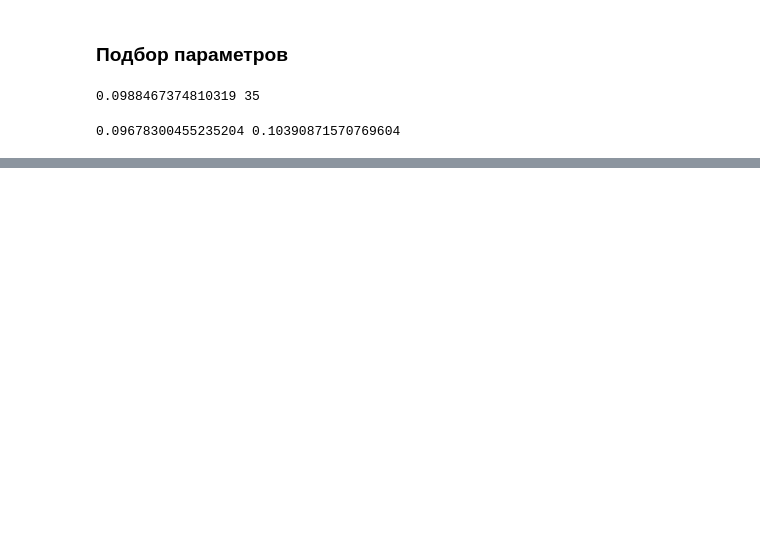
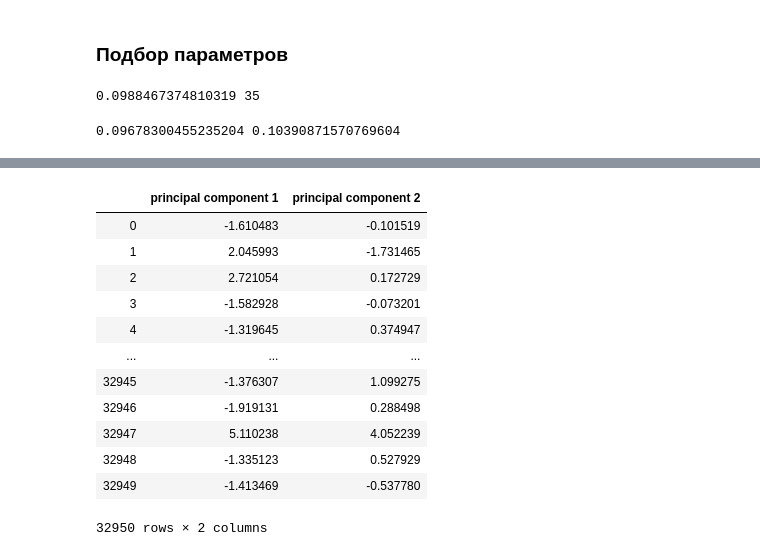
Before and after one commit to katerina394/Machine-Learning, a Jupyter notebook: Bank-marketing.ipynb, the cells around one changed output, grey strips where cells are left out. Saved outputs shown, nothing was run; the diff lists cells and outputs as text; code cells hidden in the pictures; blank space fills up the shorter version.

```diff
--- a/Bank-marketing.ipynb
+++ b/Bank-marketing.ipynb
@@ -743,0 +776,20 @@ print(err_train, err_test)
+# %%
+pca = PCA(n_components=2)
+principalComponents = pca.fit_transform(X_train)
+principalDf = pd.DataFrame(data = principalComponents
+            , columns = ['principal component 1', 'principal component 2'])
+principalDf
+# %% [output]
+|  | principal component 1 | principal component 2 |
+| 0 | -1.610483 | -0.101519 |
+| 1 | 2.045993 | -1.731465 |
+| 2 | 2.721054 | 0.172729 |
+| 3 | -1.582928 | -0.073201 |
+| 4 | -1.319645 | 0.374947 |
+| ... | ... | ... |
+| 32945 | -1.376307 | 1.099275 |
+| 32946 | -1.919131 | 0.288498 |
+| 32947 | 5.110238 | 4.052239 |
+| 32948 | -1.335123 | 0.527929 |
+| 32949 | -1.413469 | -0.537780 |
+32950 rows × 2 columns
```
Also changed, not shown: parts of 25 cells of this notebook.
